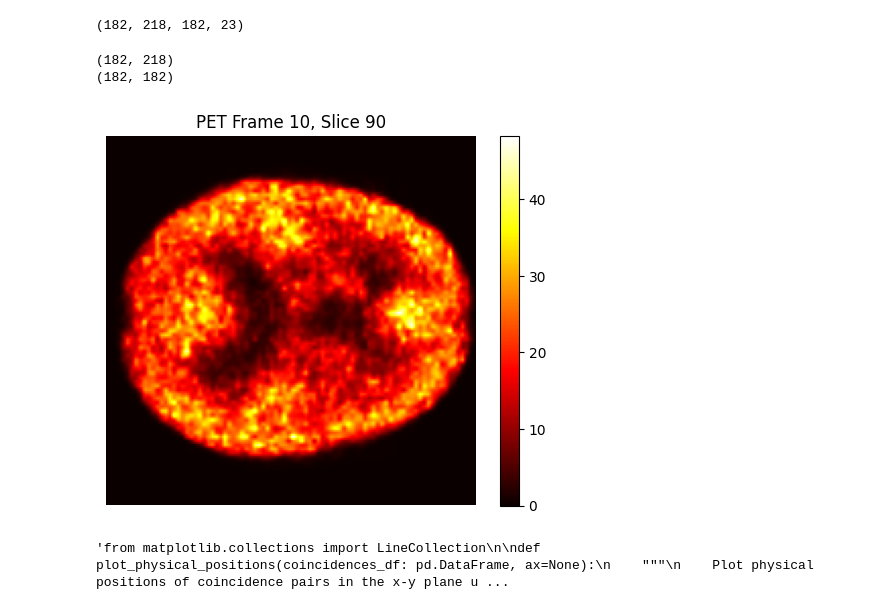
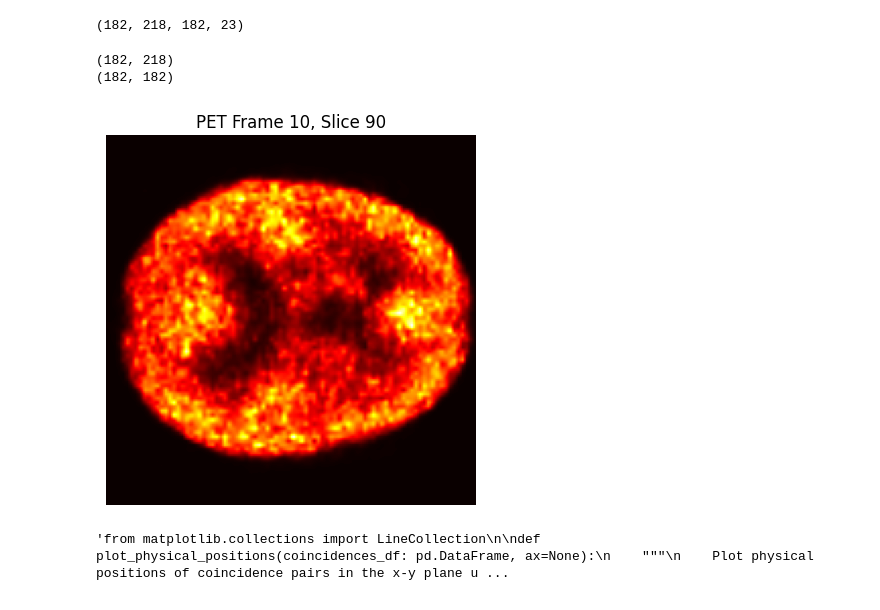
Before and after one commit to jemmabagg/picoPET-sim, a Jupyter notebook: mlem_reco_sino.ipynb, the cells around one changed output. Saved outputs shown, nothing was run; the diff lists cells and outputs as text; code cells hidden in the pictures.

```diff
--- a/mlem_reco_sino.ipynb
+++ b/mlem_reco_sino.ipynb
@@ -21,33 +21,32 @@ print(pet_data.shape)
 # %%
 import matplotlib.pyplot as plt
 
 # Pick a slice and frame to view
 z = 90          # mid-brain
 frame = 10       # first time frame
 
 
 true_object = pet_data[:, :, z, frame]
 print(true_object.shape)
 
 def crop_to_square(img):
     h, w = img.shape
     min_dim = min(h, w)
     top = (h - min_dim) // 2
     left = (w - min_dim) // 2
     return img[top:top + min_dim, left:left + min_dim]
 
 true_object_cropped = crop_to_square(true_object)
 print(true_object_cropped.shape)  # e.g. (182, 182)
 
 plt.imshow(true_object_cropped, cmap='hot')
 plt.title(f"PET Frame {frame}, Slice {z}")
 plt.axis('off')
-plt.colorbar()
 plt.show()
 # %% [output]
 (182, 218)
 (182, 182)
-[figure, old version]
+[figure, new version]
 # %%
 '''from matplotlib.collections import LineCollection
 
```
Also changed, not shown: parts of 5 cells of this notebook, 4 other files.
